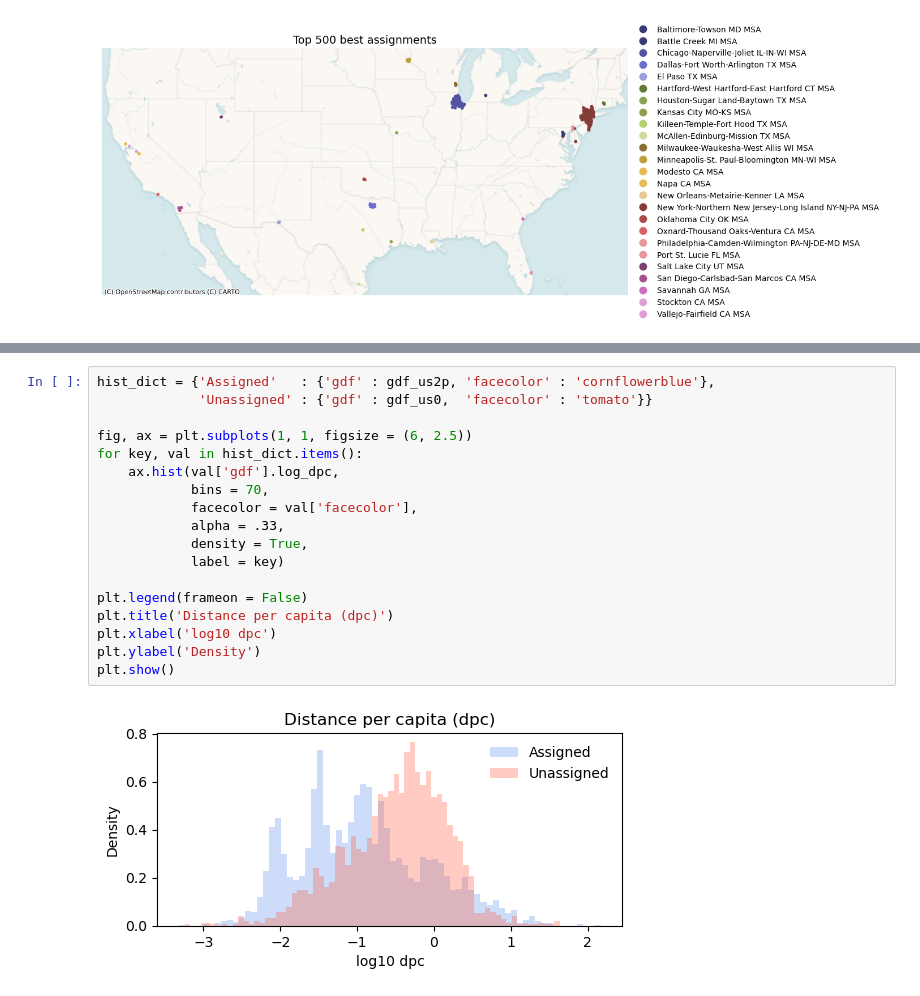
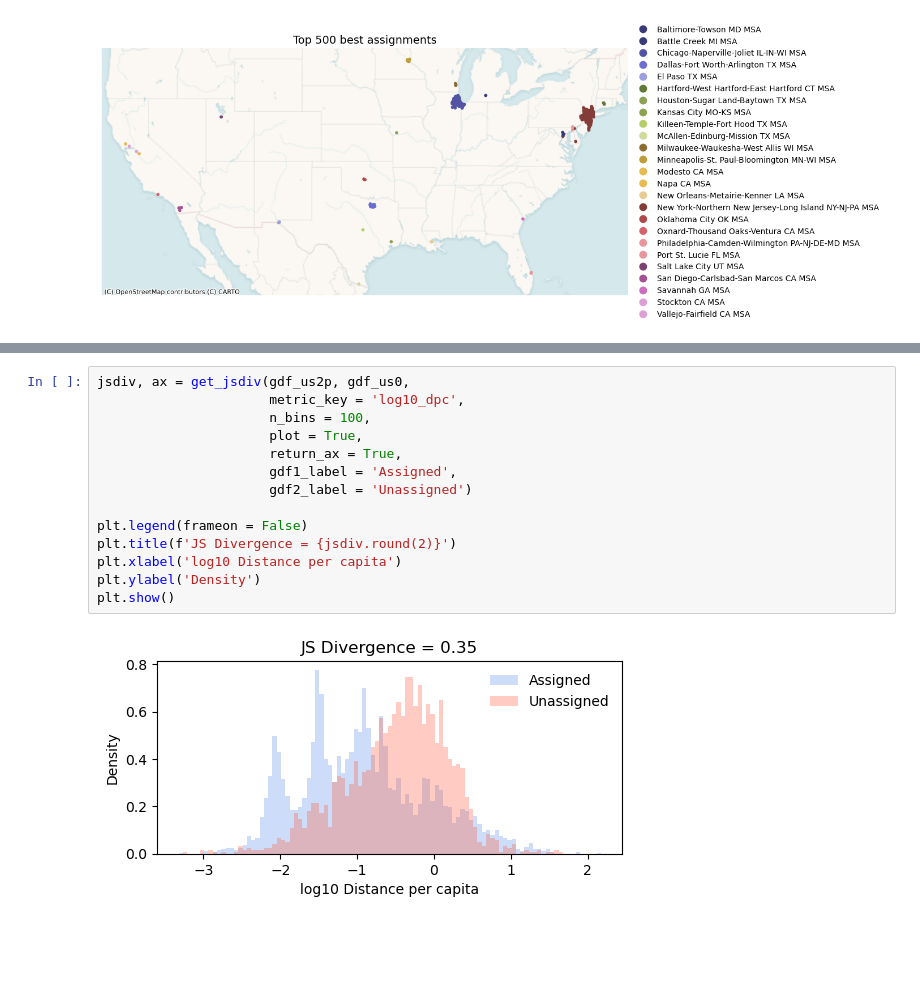
Before and after one commit to calebclayreagor/revelio-assignment, a Jupyter notebook: notebooks/evaluation/original_MSA.ipynb, the cells around one changed output, grey strips where cells are left out. Drawn from its saved outputs; the diff is of its cells as text; blank space fills up the shorter version.

Commit message:
Jensen Shannon divergence

```diff
--- a/notebooks/evaluation/original_MSA.ipynb
+++ b/notebooks/evaluation/original_MSA.ipynb
@@ -202,20 +203,16 @@ gdf_us0
-# %%
-hist_dict = {'Assigned'   : {'gdf' : gdf_us2p, 'facecolor' : 'cornflowerblue'},
-             'Unassigned' : {'gdf' : gdf_us0,  'facecolor' : 'tomato'}}
-
-fig, ax = plt.subplots(1, 1, figsize = (6, 2.5))
-for key, val in hist_dict.items():
-    ax.hist(val['gdf'].log_dpc,
-            bins = 70,
-            facecolor = val['facecolor'],
-            alpha = .33,
-            density = True,
-            label = key)
-
-plt.legend(frameon = False)
-plt.title('Distance per capita (dpc)')
-plt.xlabel('log10 dpc')
-plt.ylabel('Density')
-plt.show()
-# %% [output]
-[figure, removed]
+# %%
+jsdiv, ax = get_jsdiv(gdf_us2p, gdf_us0,
+                      metric_key = 'log10_dpc',
+                      n_bins = 100,
+                      plot = True,
+                      return_ax = True,
+                      gdf1_label = 'Assigned',
+                      gdf2_label = 'Unassigned')
+
+plt.legend(frameon = False)
+plt.title(f'JS Divergence = {jsdiv.round(2)}')
+plt.xlabel('log10 Distance per capita')
+plt.ylabel('Density')
+plt.show()
+# %% [output]
+[figure, added]
```
Also changed, not shown: parts of 8 cells of this notebook, 1 other file.
